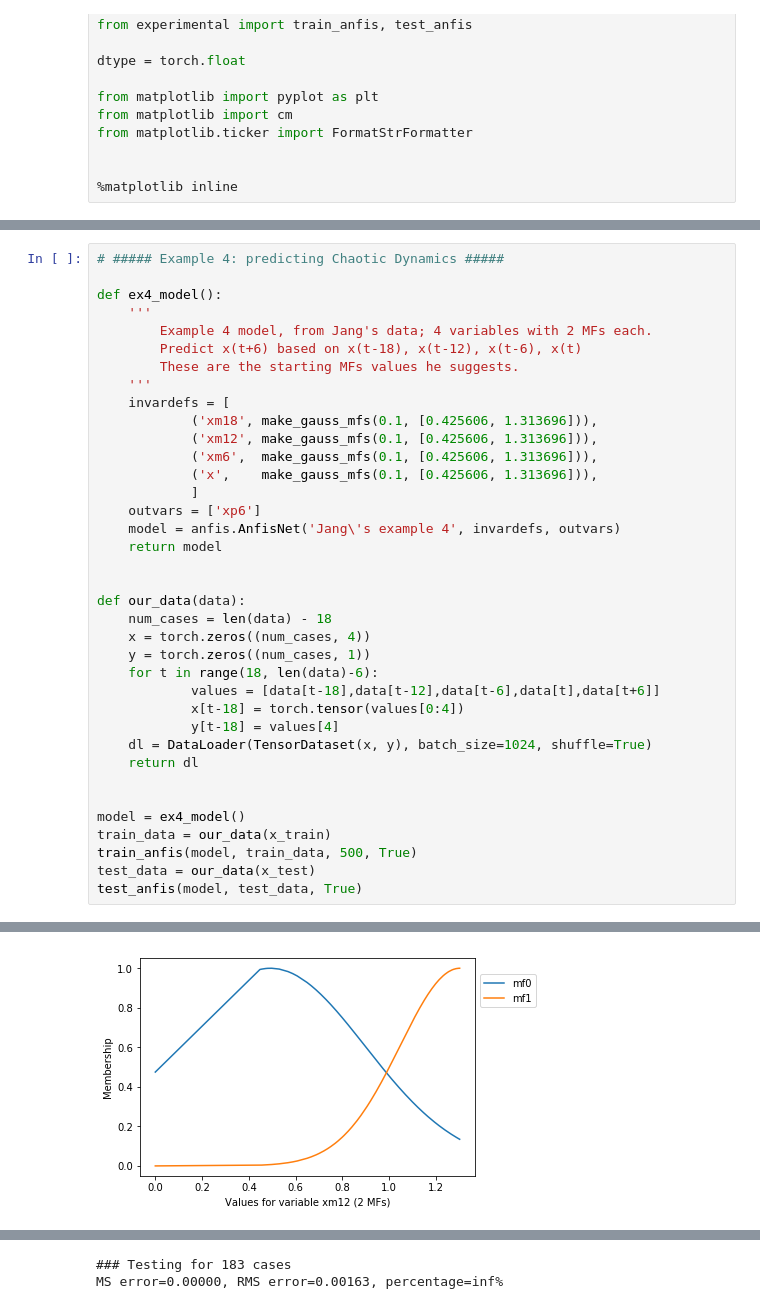
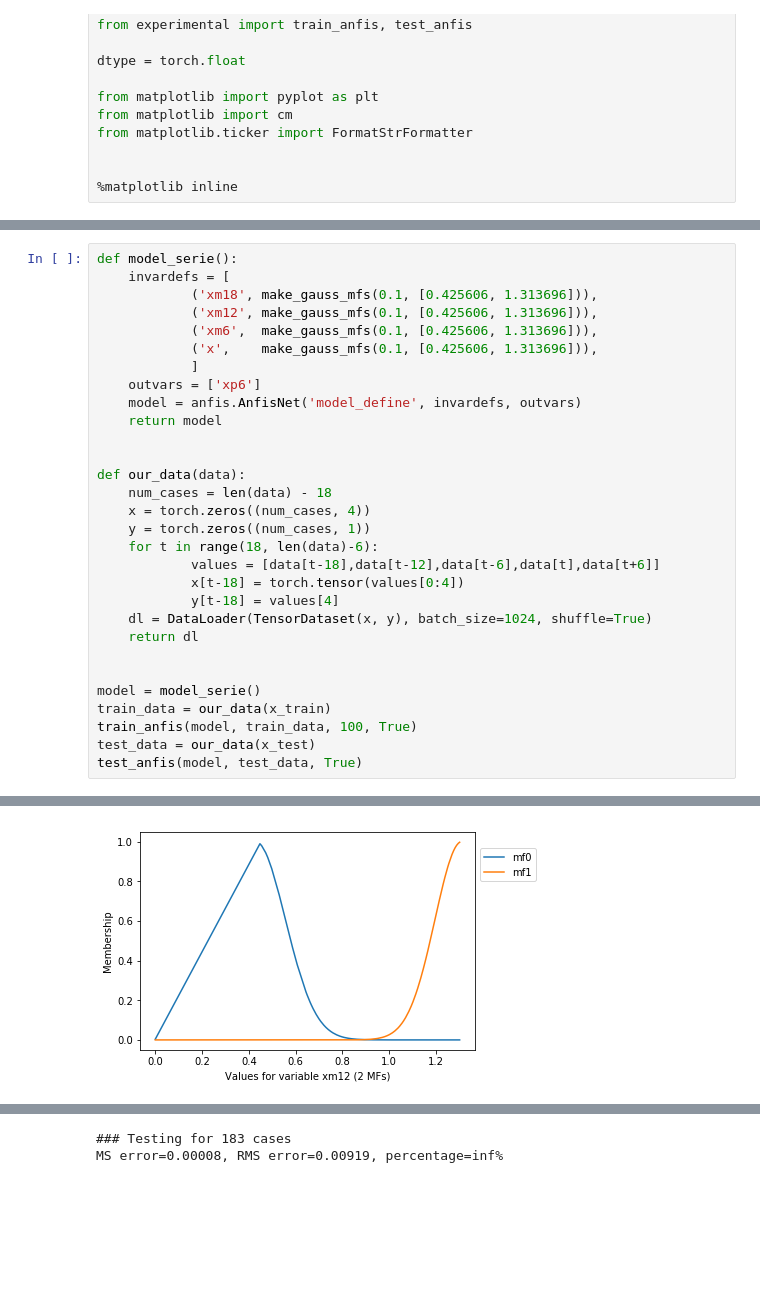
Before and after one commit to jesimonbarreto/SistemasNebulosos, a Jupyter notebook: tp3/Tp3_part2.ipynb, the cells around one changed output, grey strips where cells are left out. Saved outputs shown, nothing was run; the diff lists cells and outputs as text; blank space fills up the shorter version.

```diff
--- a/tp3/Tp3_part2.ipynb
+++ b/tp3/Tp3_part2.ipynb
@@ -52,12 +36,5 @@ array([0.970338, 0.962752, 0.96001 , 0.965206, 0.980626, 1.00675 ,
 # %%
-# ##### Example 4: predicting Chaotic Dynamics #####
-
-def ex4_model():
-    '''
-        Example 4 model, from Jang's data; 4 variables with 2 MFs each.
-        Predict x(t+6) based on x(t-18), x(t-12), x(t-6), x(t)
-        These are the starting MFs values he suggests.
-    '''
+def model_serie():
     invardefs = [
             ('xm18', make_gauss_mfs(0.1, [0.425606, 1.313696])),
             ('xm12', make_gauss_mfs(0.1, [0.425606, 1.313696])),
@@ -65,7 +42,7 @@ def ex4_model():
             ('x',    make_gauss_mfs(0.1, [0.425606, 1.313696])),
             ]
     outvars = ['xp6']
-    model = anfis.AnfisNet('Jang\'s example 4', invardefs, outvars)
+    model = anfis.AnfisNet('model_define', invardefs, outvars)
     return model
 
 
@@ -81,9 +58,9 @@ def our_data(data):
     return dl
 
 
-model = ex4_model()
+model = model_serie()
 train_data = our_data(x_train)
-train_anfis(model, train_data, 500, True)
+train_anfis(model, train_data, 100, True)
 test_data = our_data(x_test)
 test_anfis(model, test_data, True)
 # %% [output]
@@ -110 +81 @@ epoch  490: MSE=0.00000, RMSE=0.00170 =inf%
-[figure, old version]
+[figure, new version]
@@ -113,2 +84,2 @@ epoch  490: MSE=0.00000, RMSE=0.00170 =inf%
 ### Testing for 183 cases
-MS error=0.00000, RMS error=0.00163, percentage=inf%
+MS error=0.00008, RMS error=0.00919, percentage=inf%
```
Also changed, not shown: parts of 5 cells of this notebook, 1 other file.
